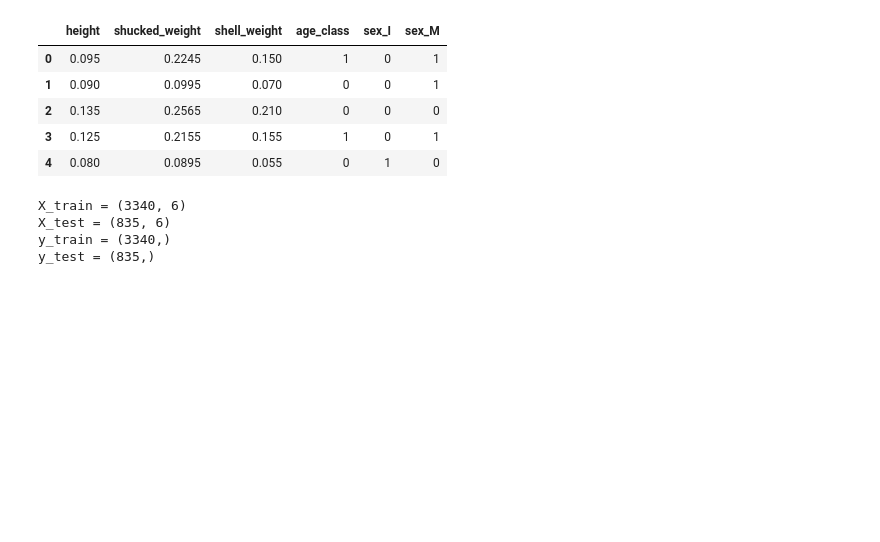
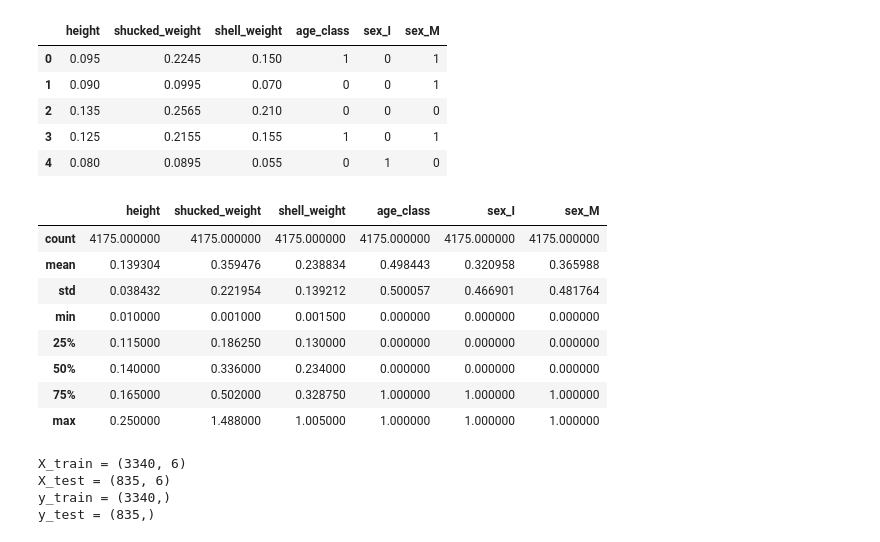
Before and after one commit to faheemrajwadkar/Abalone-Classification, a Jupyter notebook: Abalone - Logistic Regression.ipynb, the cells around one changed output. Saved outputs shown, nothing was run; the diff lists cells and outputs as text; code cells hidden in the pictures; blank space fills up the shorter version.

```diff
--- a/Abalone - Logistic Regression.ipynb
+++ b/Abalone - Logistic Regression.ipynb
@@ -387,6 +387,18 @@ df.head()
 | 2 | 0.135 | 0.2565 | 0.210 | 0 | 0 | 0 |
 | 3 | 0.125 | 0.2155 | 0.155 | 1 | 0 | 1 |
 | 4 | 0.080 | 0.0895 | 0.055 | 0 | 1 | 0 |
+# %%
+df.describe()
+# %% [output]
+|  | height | shucked_weight | shell_weight | age_class | sex_I | sex_M |
+| count | 4175.000000 | 4175.000000 | 4175.000000 | 4175.000000 | 4175.000000 | 4175.000000 |
+| mean | 0.139304 | 0.359476 | 0.238834 | 0.498443 | 0.320958 | 0.365988 |
+| std | 0.038432 | 0.221954 | 0.139212 | 0.500057 | 0.466901 | 0.481764 |
+| min | 0.010000 | 0.001000 | 0.001500 | 0.000000 | 0.000000 | 0.000000 |
+| 25% | 0.115000 | 0.186250 | 0.130000 | 0.000000 | 0.000000 | 0.000000 |
+| 50% | 0.140000 | 0.336000 | 0.234000 | 0.000000 | 0.000000 | 0.000000 |
+| 75% | 0.165000 | 0.502000 | 0.328750 | 1.000000 | 1.000000 | 1.000000 |
+| max | 0.250000 | 1.488000 | 1.005000 | 1.000000 | 1.000000 | 1.000000 |
 # %%
 # import libraries
 import statsmodels.api as sm
```
Also changed, not shown: parts of 12 cells of this notebook, 6 other files.
